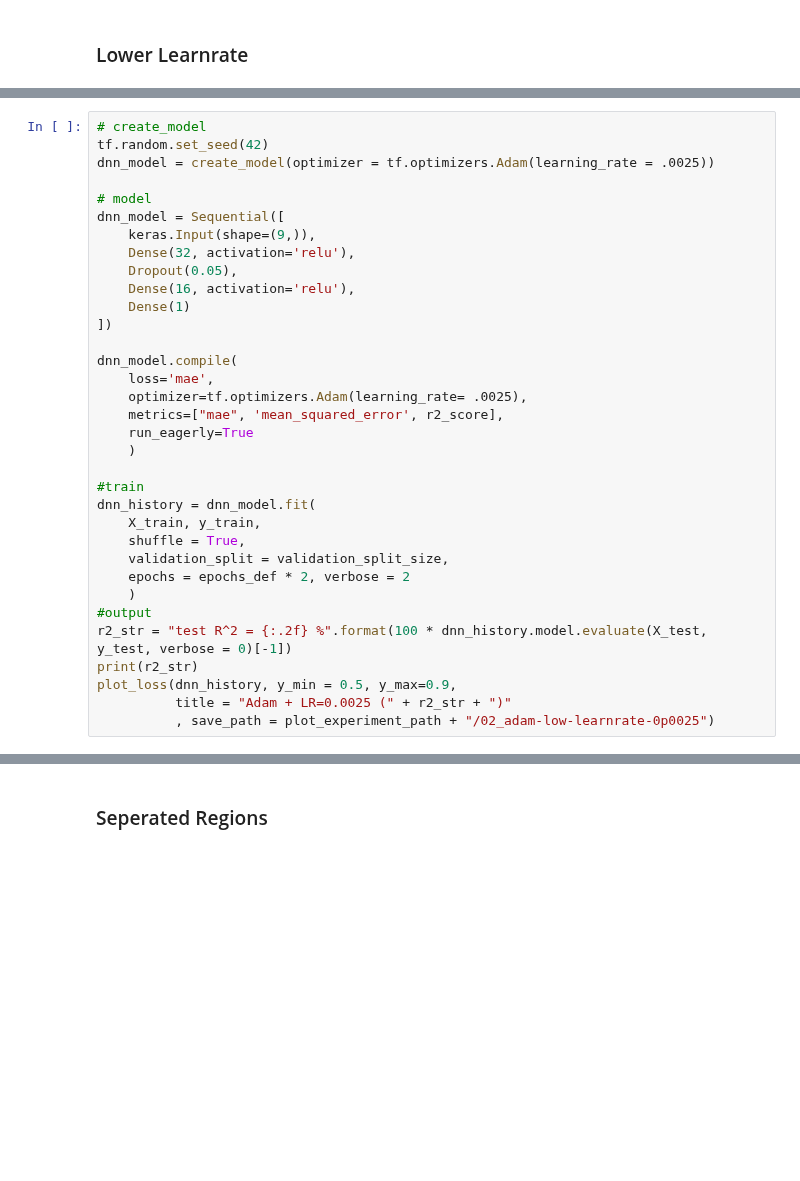
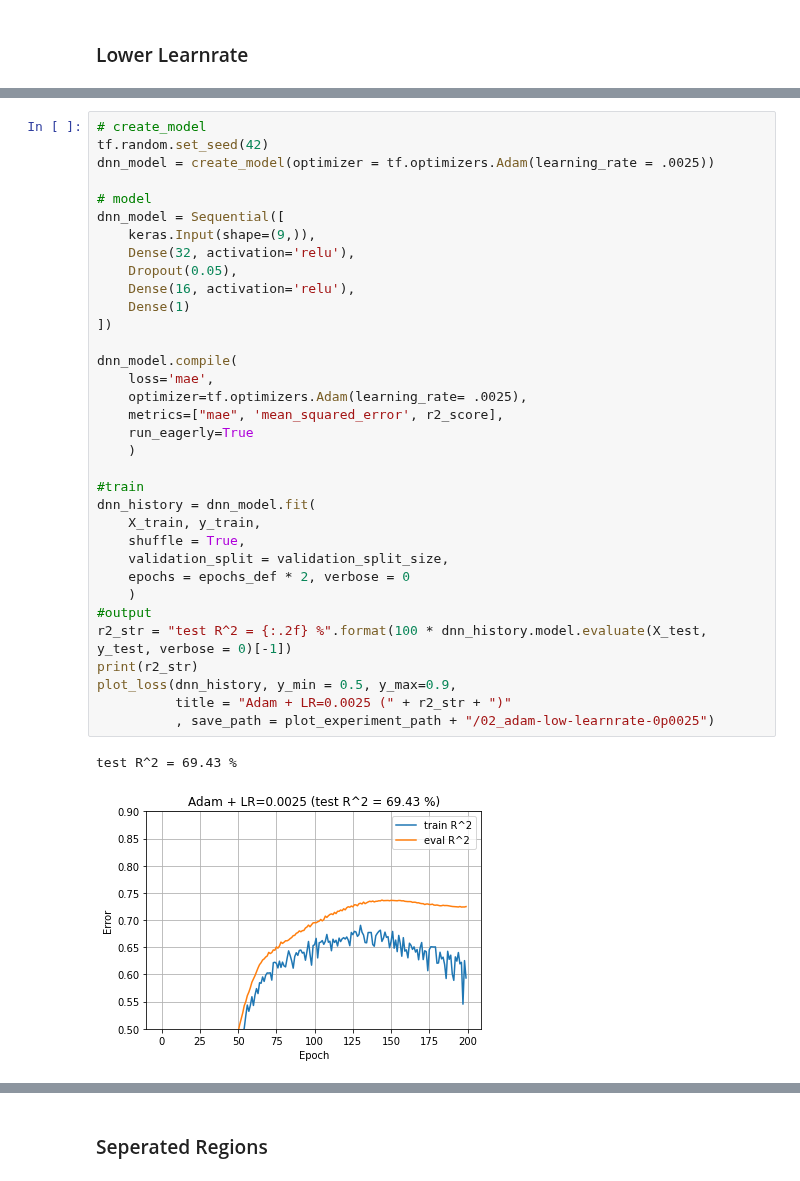
Before and after one commit to tkuentzler/fl-official-statistics-addon-review, a Jupyter notebook: _dev/02_insurance_DNN.ipynb, the cells around one changed output, grey strips where cells are left out. Drawn from its saved outputs; the diff is of its cells as text; blank space fills up the shorter version.

```diff
--- a/_dev/02_insurance_DNN.ipynb
+++ b/_dev/02_insurance_DNN.ipynb
@@ -295,34 +282,37 @@ tf.random.set_seed(42)
 dnn_model = create_model(optimizer = tf.optimizers.Adam(learning_rate = .0025))
 
 # model
 dnn_model = Sequential([
     keras.Input(shape=(9,)),
     Dense(32, activation='relu'),
     Dropout(0.05),
     Dense(16, activation='relu'),
     Dense(1)
 ])
 
 dnn_model.compile(
     loss='mae',
     optimizer=tf.optimizers.Adam(learning_rate= .0025),
     metrics=["mae", 'mean_squared_error', r2_score],
     run_eagerly=True
     )
 
 #train
 dnn_history = dnn_model.fit(
     X_train, y_train,
     shuffle = True,
     validation_split = validation_split_size,
-    epochs = epochs_def * 2, verbose = 2
+    epochs = epochs_def * 2, verbose = 0
     )
 #output
 r2_str = "test R^2 = {:.2f} %".format(100 * dnn_history.model.evaluate(X_test, y_test, verbose = 0)[-1])
 print(r2_str)
 plot_loss(dnn_history, y_min = 0.5, y_max=0.9,
           title = "Adam + LR=0.0025 (" + r2_str + ")"
           , save_path = plot_experiment_path + "/02_adam-low-learnrate-0p0025")
+# %% [output]
+test R^2 = 69.43 %
+[figure, added]
 # %%
 # create_model
 tf.random.set_seed(42)
```
Also changed, not shown: parts of 10 cells of this notebook.
